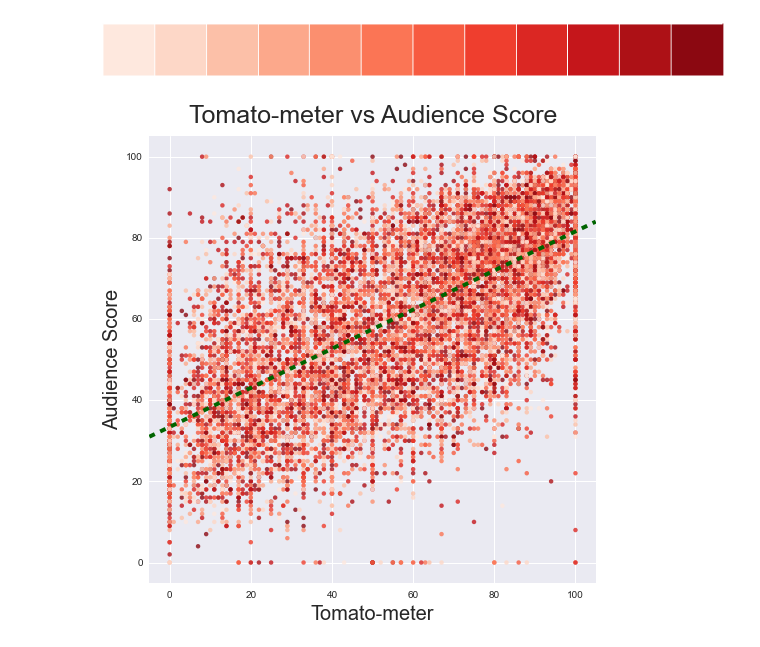
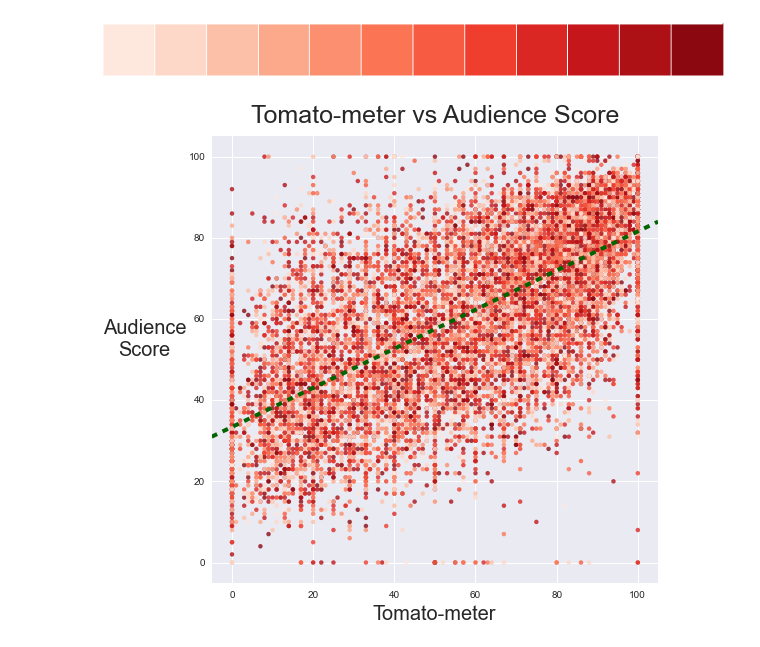
Before and after one commit to yongcho822/Predictive-RottenTomatoes, a Jupyter notebook: PandasCity.ipynb, the cells around one changed output. Cells and saved outputs as stored; diff of their text form; code cells hidden in the pictures.

```diff
--- a/PandasCity.ipynb
+++ b/PandasCity.ipynb
@@ -1296,16 +1296,16 @@ reds = sns.choose_colorbrewer_palette('sequential')
 # %%
 sns.set_style("darkgrid")
 
 plt.figure(figsize=(8, 8))
 plt.title("Tomato-meter vs Audience Score", fontsize = 25, y= 1.02)
 
 ax = sns.regplot(x="Tomato-meter", y="Audience Score", data=bigbadpanda,fit_reg = False,
                  color = reds)
 ax.set_xlim(-5,105)
 ax.set_xlabel("Tomato-meter", fontsize = 20)
 ax.set_ylim(-5,105)
-ax.set_ylabel("Audience Score", fontsize = 20)
+ax.set_ylabel("Audience\nScore", fontsize = 20, labelpad = 45).set_rotation(0)
 ax.plot([-5,105], [31,84], ls = "--", linewidth = 4, c= 'darkgreen')
 plt.savefig("Total_Tom_vs_Aud_Scatter.png")
 # %% [output]
-[figure, old version]
+[figure, new version]
```
Also changed, not shown: parts of 1 cell of this notebook.
